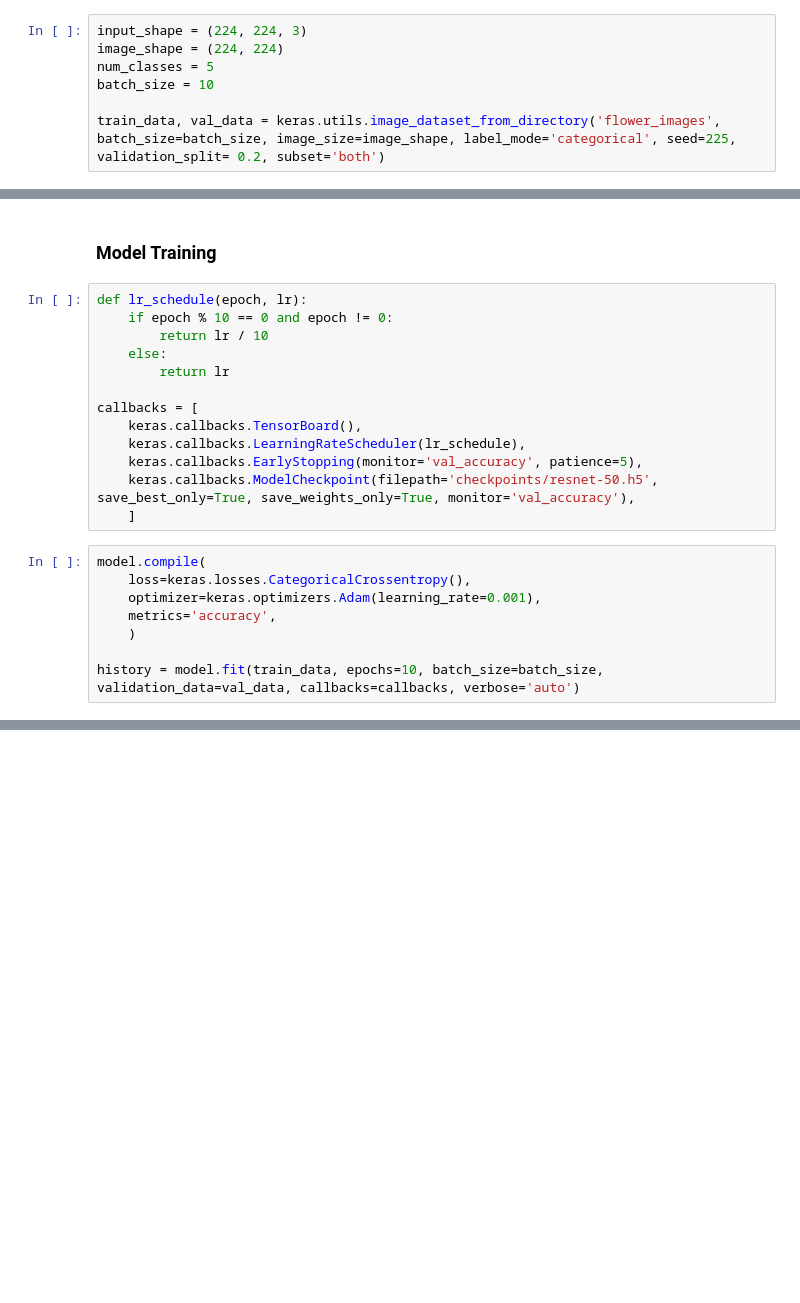
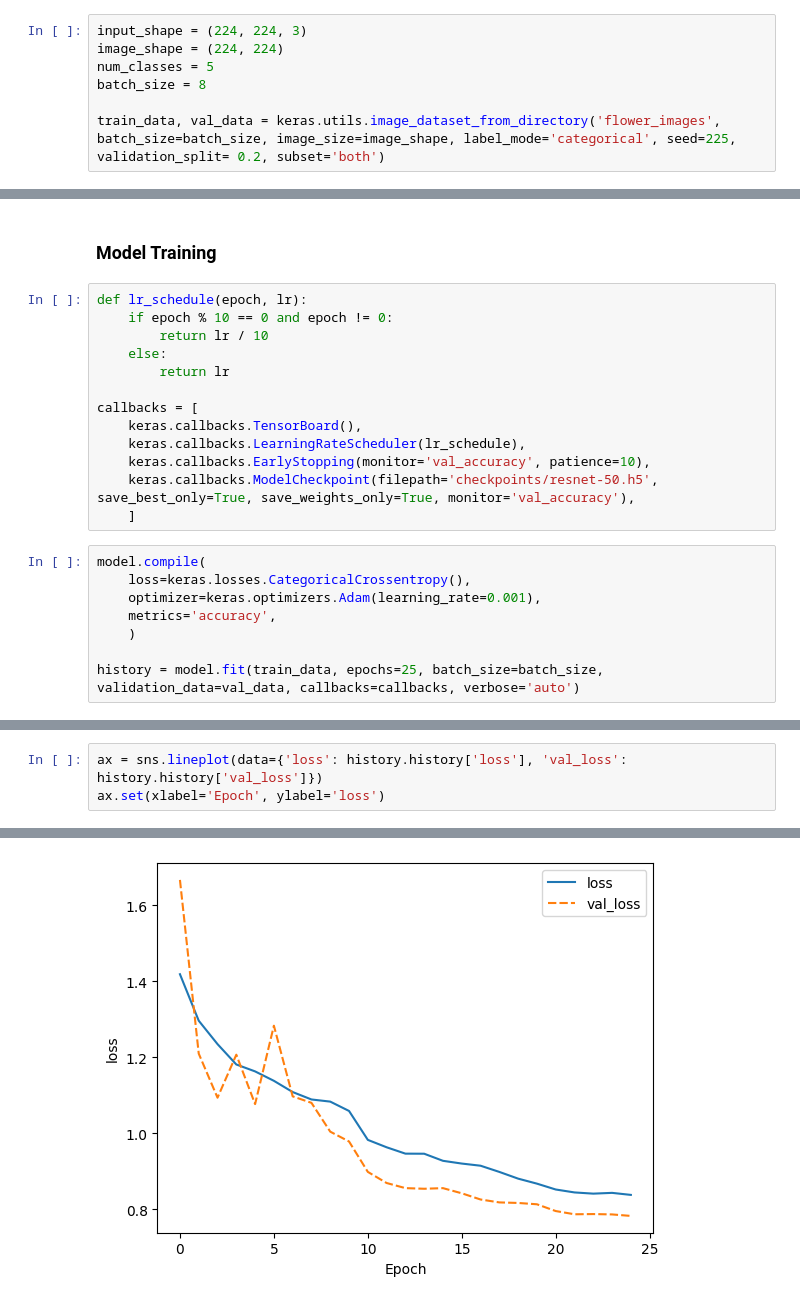
Before and after one commit to ahanaf019/Flower-Classification-Using-NN, a Jupyter notebook: resnet.ipynb, the cells around one changed output, grey strips where cells are left out. Saved outputs shown, nothing was run; the diff lists cells and outputs as text; blank space fills up the shorter version.

Commit message:
Train resnet-50

```diff
--- a/resnet.ipynb
+++ b/resnet.ipynb
@@ -31,7 +31,7 @@ Total Images: 5000
 input_shape = (224, 224, 3)
 image_shape = (224, 224)
 num_classes = 5
-batch_size = 10
+batch_size = 8
 
 train_data, val_data = keras.utils.image_dataset_from_directory('flower_images', batch_size=batch_size, image_size=image_shape, label_mode='categorical', seed=225, validation_split= 0.2, subset='both')
 # %% [output]
@@ -138,7 +142,7 @@ def lr_schedule(epoch, lr):
 callbacks = [
     keras.callbacks.TensorBoard(),
     keras.callbacks.LearningRateScheduler(lr_schedule),
-    keras.callbacks.EarlyStopping(monitor='val_accuracy', patience=5),
+    keras.callbacks.EarlyStopping(monitor='val_accuracy', patience=10),
     keras.callbacks.ModelCheckpoint(filepath='checkpoints/resnet-50.h5', save_best_only=True, save_weights_only=True, monitor='val_accuracy'),
     ]
 # %%
@@ -148,4 +152,4 @@ model.compile(
     metrics='accuracy',
     )
 
-history = model.fit(train_data, epochs=10, batch_size=batch_size, validation_data=val_data, callbacks=callbacks, verbose='auto')
+history = model.fit(train_data, epochs=25, batch_size=batch_size, validation_data=val_data, callbacks=callbacks, verbose='auto')
@@ -151,0 +174,4 @@ history = model.fit(train_data, epochs=10, batch_size=batch_size, validation_dat
+# %%
+ax = sns.lineplot(data={'loss': history.history['loss'], 'val_loss': history.history['val_loss']})
+ax.set(xlabel='Epoch', ylabel='loss')
+# %% [output]
@@ -151,0 +179 @@ history = model.fit(train_data, epochs=10, batch_size=batch_size, validation_dat
+[figure, added]
```
Also changed, not shown: parts of 9 cells of this notebook.
